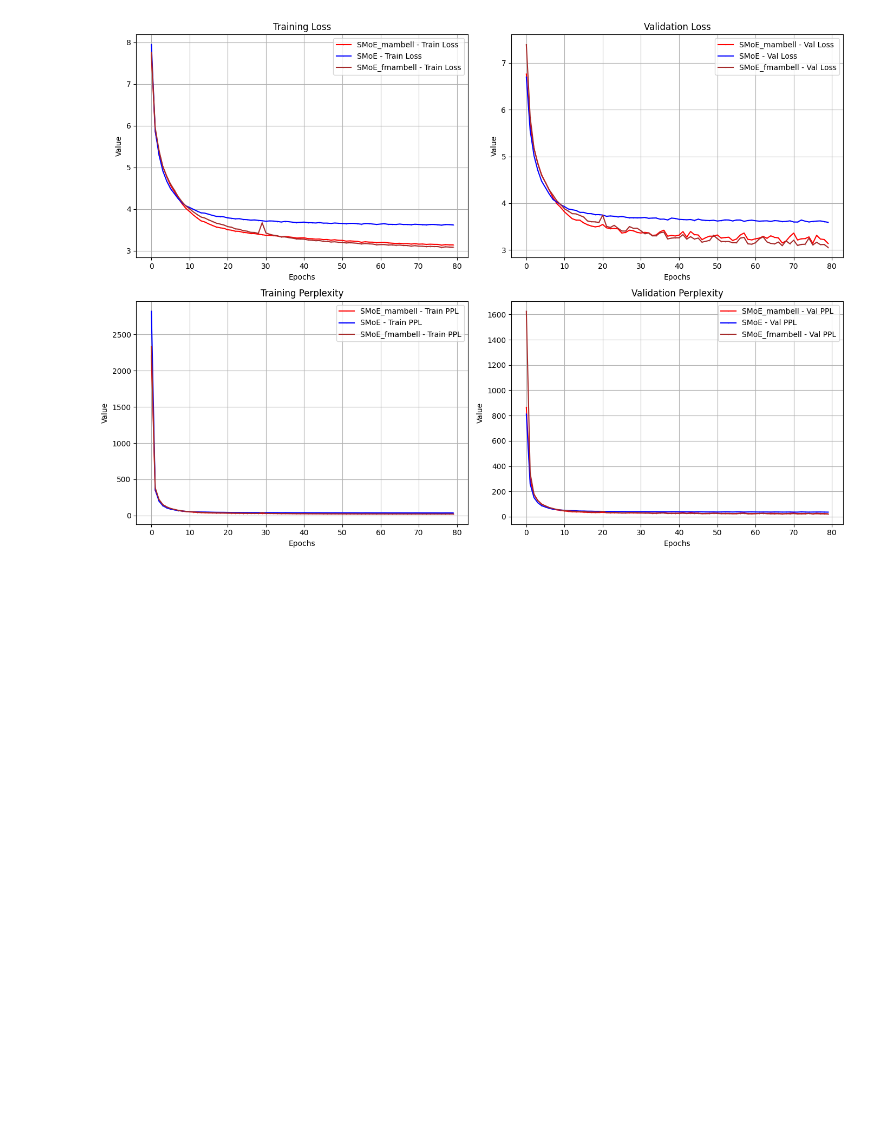
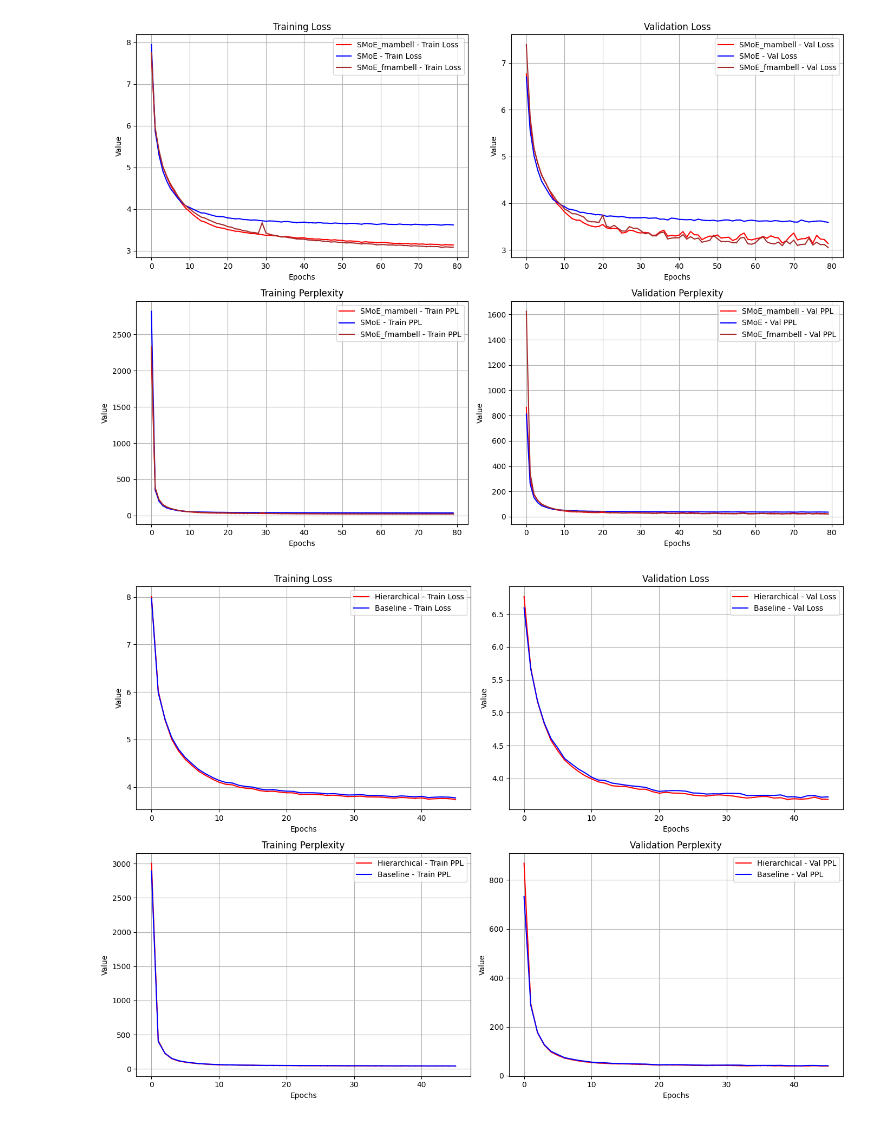
Before and after one commit to vaijsc/mamba_smoe, a Jupyter notebook: visualization/visual.ipynb, the cells around one changed output. Drawn from its saved outputs; the diff is of its cells as text; code cells hidden in the pictures; blank space fills up the shorter version.

```diff
--- a/visualization/visual.ipynb
+++ b/visualization/visual.ipynb
@@ -148,3 +148,77 @@ plt.savefig('comparison.png')
 plt.show()
 # %% [output]
 [figure]
+# %%
+import matplotlib.pyplot as plt
+
+# Function to parse data from a given file
+def parse_data(file_path):
+    epochs = []
+    loss_train = []
+    loss_val = []
+    ppl_train = []
+    ppl_val = []
+
+    with open(file_path, 'r') as f:
+        for line in f:
+            line = line.strip()
+            if line.startswith("Epochs:"):
+                parts = line.split("|")
+                epochs.append(int(parts[0].split(":")[1].strip()))
+                loss_train.append(float(parts[1].split(":")[1].split("~")[0].strip()))
+                ppl_train.append(float(parts[1].split("~")[1].split()[0].strip()))
+                loss_val.append(float(parts[2].split(":")[1].split("~")[0].strip()))
+                ppl_val.append(float(parts[2].split("~")[1].split()[0].strip()))
+
+    return epochs, loss_train, loss_val, ppl_train, ppl_val
+
+# File paths and colors
+files = {
+    "Hierarchical": {"file": "data/hierarchical.txt", "color": "red"},
+    # "SMoE_mam": {"file": "data/SMoE_mam.txt", "color": "orange"},
+    # "MomentumSMoE": {"file": "data/MomentumSMoE.txt", "color": "green"},
+    # "AdamSMoE": {"file": "data/AdamSMoE.txt", "color": "purple"},
+    "Baseline": {"file": "data/bsl.txt", "color": "blue"},
+    # "SMoE_fmambell": {"file": "data/SMoE_fmambell.txt", "color": "brown"},
+    # "SMoE_fmam": {"file": "data/SMoE_mam1.txt", "color": "yellow"},
+}
+
+# Parsing data
+data = {}
+for key, info in files.items():
+    data[key] = parse_data(info["file"])
+
+# Plotting
+fig, axs = plt.subplots(2, 2, figsize=(14, 10))
+
+for key, info in files.items():
+    epochs, loss_train, loss_val, ppl_train, ppl_val = data[key]
+    color = info["color"]
+
+    # Train Loss
+    axs[0, 0].plot(epochs, loss_train, label=f'{key} - Train Loss', color=color, marker='o', markersize=0.2)
+
+    # Validation Loss
+    axs[0, 1].plot(epochs, loss_val, label=f'{key} - Val Loss', color=color, marker='o', markersize=0.2)
+
+    # Train PPL
+    axs[1, 0].plot(epochs, ppl_train, label=f'{key} - Train PPL', color=color, marker='o', markersize=0.2)
+
+    # Validation PPL
+    axs[1, 1].plot(epochs, ppl_val, label=f'{key} - Val PPL', color=color, marker='o', markersize=0.2)
+
+# Setting labels, titles, legends, and grids
+titles = ['Training Loss', 'Validation Loss', 'Training Perplexity', 'Validation Perplexity']
+for ax, title in zip(axs.flat, titles):
+    ax.set_xlabel('Epochs')
+    ax.set_ylabel('Value')
+    ax.set_title(title)
+    ax.legend()
+    ax.grid()
+
+# Adjust layout and save the figure
+plt.tight_layout()
+# plt.savefig('comparison.png')
+plt.show()
+# %% [output]
+[figure, added]
```
Also changed, not shown: parts of 1 cell of this notebook, 9 other files.
